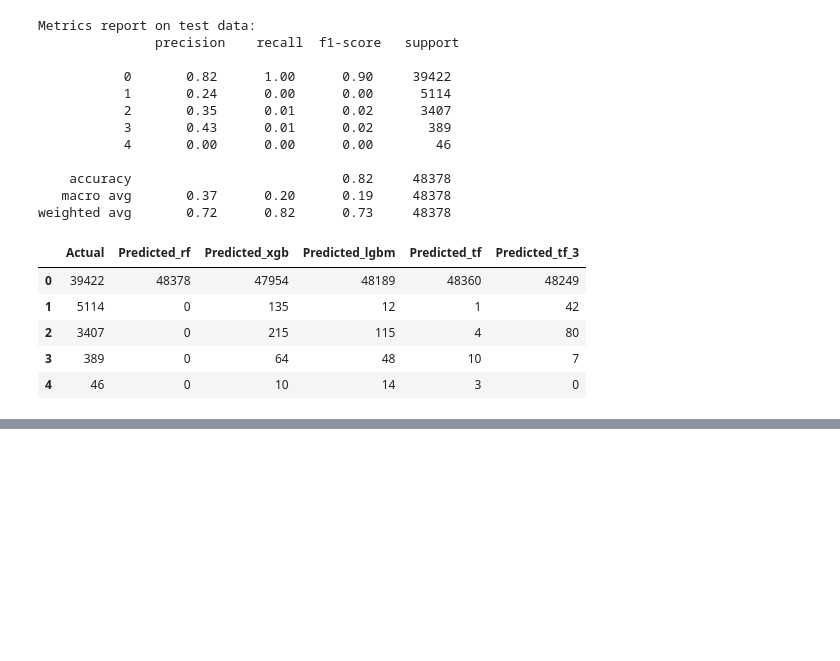
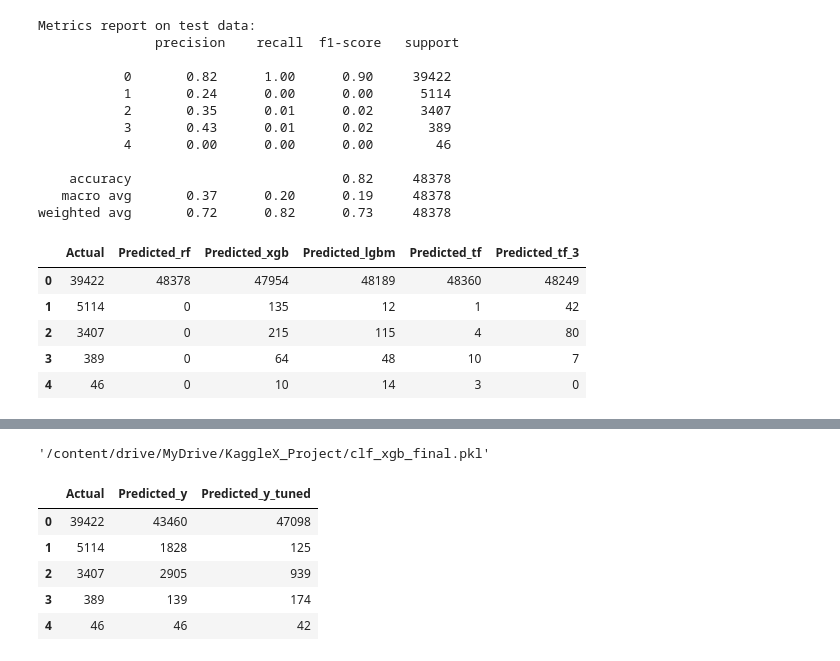
Before and after one commit to tania-martynenko/KaggleX_Project, a Jupyter notebook: Car_Accident_Project_Machine_Learning.ipynb, the cells around one changed output, grey strips where cells are left out. Saved outputs shown, nothing was run; the diff lists cells and outputs as text; code cells hidden in the pictures; blank space fills up the shorter version.

```diff
--- a/Car_Accident_Project_Machine_Learning.ipynb
+++ b/Car_Accident_Project_Machine_Learning.ipynb
@@ -860,0 +1200,9 @@ comparison_df_tuned
+# %%
+import pickle
+
+# Save the trained model to a file
+clf_xgb_cost_sensitive = '/content/drive/MyDrive/KaggleX_Project/clf_xgb_cost_sensitive.pkl'
+with open(clf_xgb_cost_sensitive, 'wb') as file:
+    pickle.dump(clf_xgb_cost_sensitive, file)
+
+clf_xgb_cost_sensitive
@@ -860,0 +1297,36 @@ comparison_df_tuned
+# %%
+import pickle
+
+# Save the trained model to a file
+clf_xgb_final = '/content/drive/MyDrive/KaggleX_Project/clf_xgb_final.pkl'
+with open(clf_xgb_final, 'wb') as file:
+    pickle.dump(clf_xgb_final, file)
+
+clf_xgb_final
+# %% [output]
+'/content/drive/MyDrive/KaggleX_Project/clf_xgb_final.pkl'
+# %%
+predic_clg_xgb1 = pd.Series(y_pred_cost).value_counts()
+predict_tuned = pd.Series(y_pred_final).value_counts()
+
+df_predicted1 = pd.DataFrame({
+
+    'Predicted_y': predic_clg_xgb1,
+    "Predicted_y_tuned": predict_tuned
+
+
+})
+
+df_actual = pd.Series(y_test).value_counts()
+df_actual1 = pd.DataFrame({'Actual': df_actual})
+
+comparison_df_tuned = df_actual1.join(df_predicted1, how='outer').fillna(0).astype(int)
+
+comparison_df_tuned
+# %% [output]
+|  | Actual | Predicted_y | Predicted_y_tuned |
+| 0 | 39422 | 43460 | 47098 |
+| 1 | 5114 | 1828 | 125 |
+| 2 | 3407 | 2905 | 939 |
+| 3 | 389 | 139 | 174 |
+| 4 | 46 | 46 | 42 |
```
Also changed, not shown: parts of 41 cells of this notebook.
